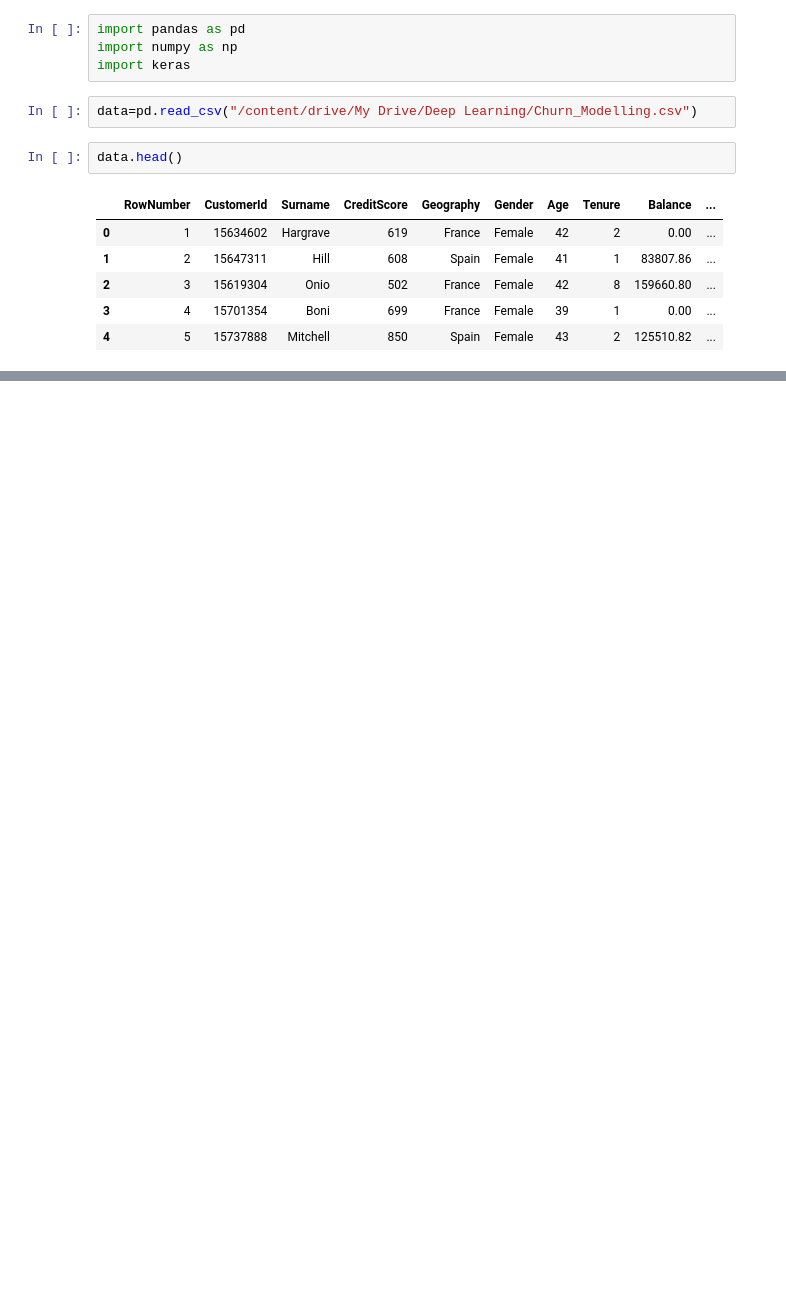
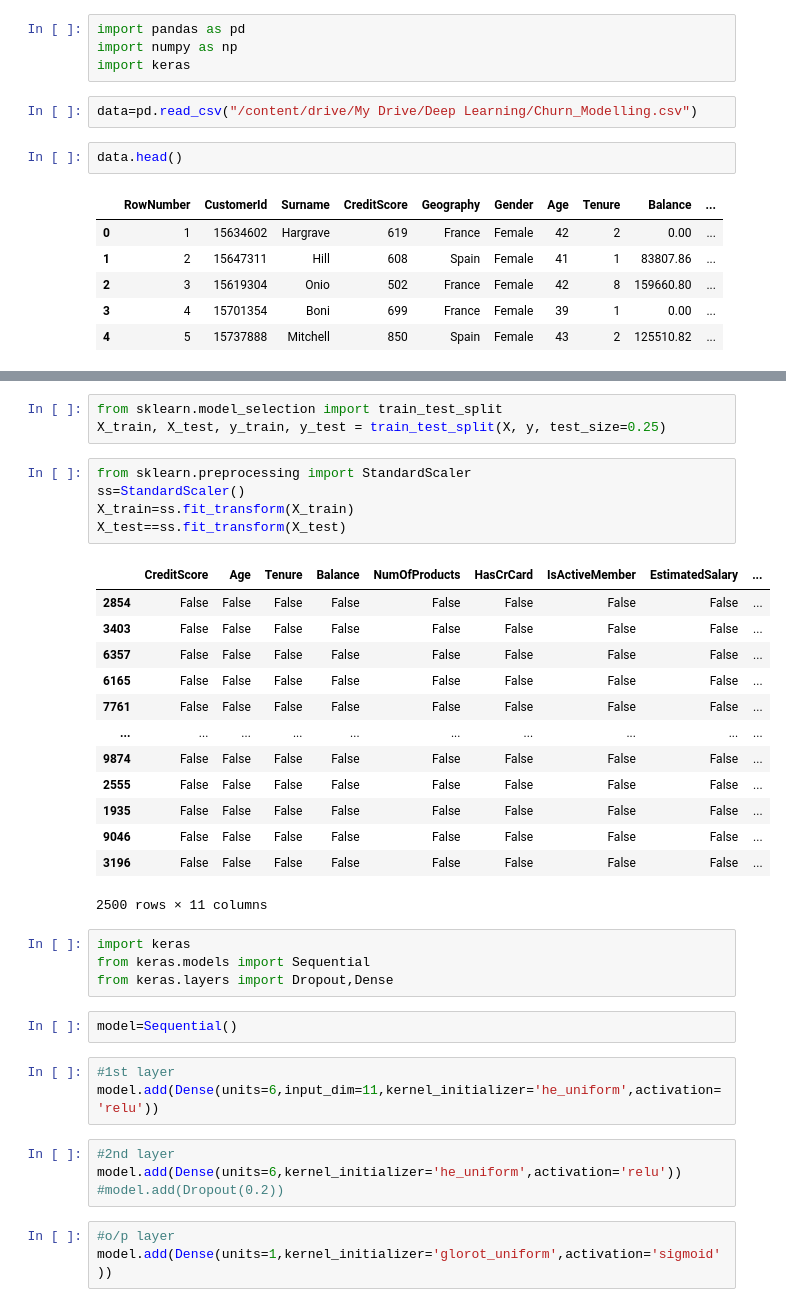
Before and after one commit to rishabhs-s/churn-modelling-with-DL, a Jupyter notebook: Churn_modelling.ipynb, the cells around one changed output, grey strips where cells are left out. Cells and saved outputs as stored; diff of their text form; blank space fills up the shorter version.

```diff
--- a/Churn_modelling.ipynb
+++ b/Churn_modelling.ipynb
@@ -28,0 +146,38 @@ data.head()
+# %%
+from sklearn.model_selection import train_test_split
+X_train, X_test, y_train, y_test = train_test_split(X, y, test_size=0.25)
+# %%
+from sklearn.preprocessing import StandardScaler
+ss=StandardScaler()
+X_train=ss.fit_transform(X_train)
+X_test==ss.fit_transform(X_test)
+# %% [output]
+|  | CreditScore | Age | Tenure | Balance | NumOfProducts | HasCrCard | IsActiveMember | EstimatedSalary | ... |
+| 2854 | False | False | False | False | False | False | False | False | ... |
+| 3403 | False | False | False | False | False | False | False | False | ... |
+| 6357 | False | False | False | False | False | False | False | False | ... |
+| 6165 | False | False | False | False | False | False | False | False | ... |
+| 7761 | False | False | False | False | False | False | False | False | ... |
+| ... | ... | ... | ... | ... | ... | ... | ... | ... | ... |
+| 9874 | False | False | False | False | False | False | False | False | ... |
+| 2555 | False | False | False | False | False | False | False | False | ... |
+| 1935 | False | False | False | False | False | False | False | False | ... |
+| 9046 | False | False | False | False | False | False | False | False | ... |
+| 3196 | False | False | False | False | False | False | False | False | ... |
+2500 rows × 11 columns
+# %%
+import keras
+from keras.models import Sequential
+from keras.layers import Dropout,Dense
+# %%
+model=Sequential()
+# %%
+#1st layer
+model.add(Dense(units=6,input_dim=11,kernel_initializer='he_uniform',activation='relu'))
+# %%
+#2nd layer
+model.add(Dense(units=6,kernel_initializer='he_uniform',activation='relu'))
+#model.add(Dropout(0.2))
+# %%
+#o/p layer
+model.add(Dense(units=1,kernel_initializer='glorot_uniform',activation='sigmoid'))
```
Also changed, not shown: parts of 21 cells of this notebook.
